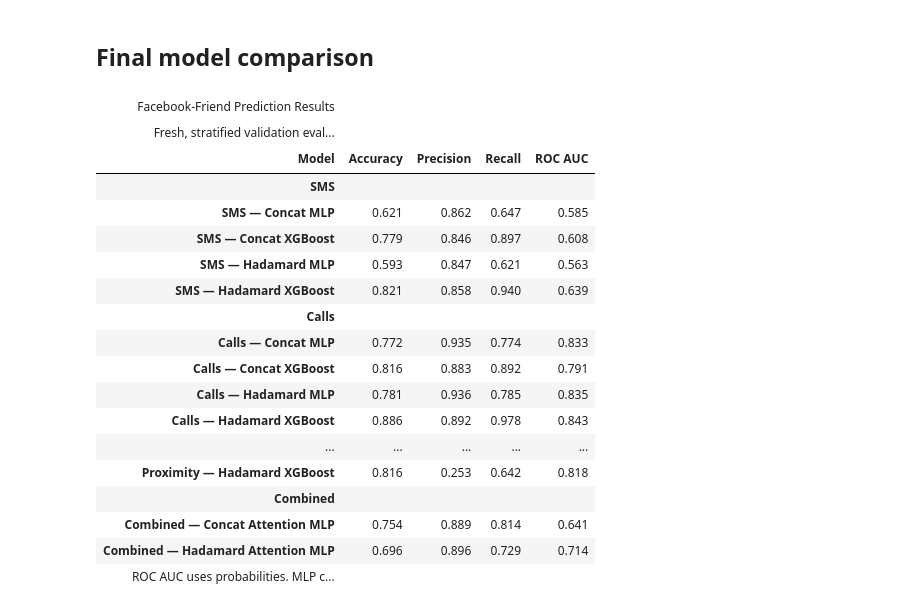
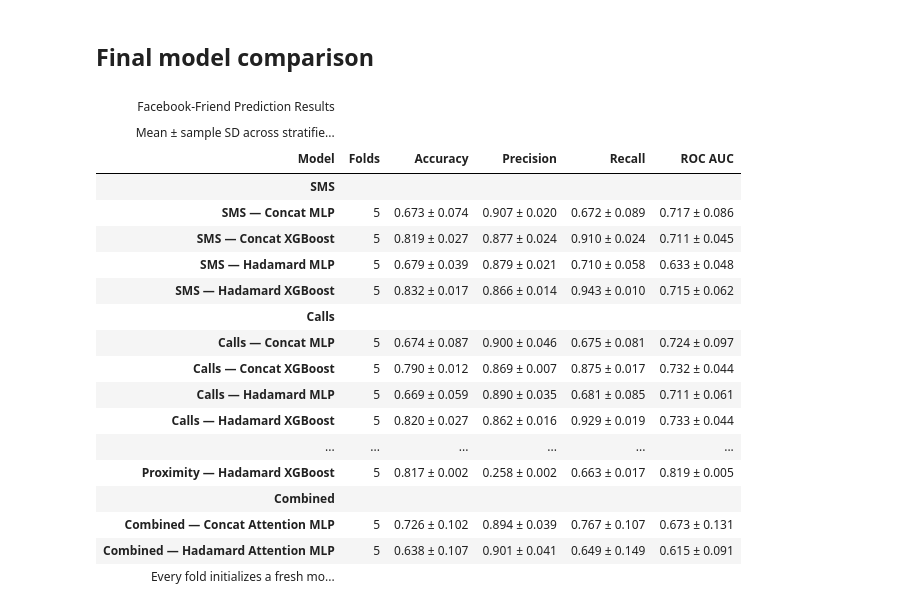
Before and after one commit to ucd-cosmos-data/26-the-deep-learners-analysis, a Jupyter notebook: FinalProject/notebooks/nn.ipynb, the cells around one changed output. Saved outputs shown, nothing was run; the diff lists cells and outputs as text; code cells hidden in the pictures.

```diff
--- a/FinalProject/notebooks/nn.ipynb
+++ b/FinalProject/notebooks/nn.ipynb
@@ -1509,73 +1826,72 @@ all_model_results = pd.concat(
     ignore_index=True,
 )
 
+table_results = all_model_results[['Dataset', 'Model', 'Folds']].copy()
+for metric in CV_METRICS:
+    table_results[metric] = all_model_results.apply(
+        lambda row: f'{row[metric]:.3f} ± {row[f"{metric} SD"]:.3f}',
+        axis=1,
+    )
+
 model_results_table = (
     great_tables.GT(
-        all_model_results,
+        table_results,
         rowname_col='Model',
         groupname_col='Dataset',
     )
     .tab_header(
         title=great_tables.md('**Facebook-Friend Prediction Results**'),
-        subtitle='Fresh, stratified validation evaluations with minority-class upweighting',
+        subtitle='Mean ± sample SD across stratified 5-fold cross-validation',
     )
     .tab_stubhead(label='Model')
     .cols_label(
         Accuracy='Accuracy',
         Precision='Precision',
         Recall='Recall',
         **{'AUC-ROC': 'ROC AUC'},
     )
-    .fmt_number(
-        columns=['Accuracy', 'Precision', 'Recall', 'AUC-ROC'],
-        decimals=3,
-    )
-    .data_color(
-        columns=['Accuracy', 'Precision', 'Recall', 'AUC-ROC'],
-        palette=['#f1f5f9', '#bfdbfe', '#2563eb'],
-        domain=[0, 1],
-    )
+    .fmt_integer(columns='Folds')
     .tab_source_note(
         great_tables.md(
-            'ROC AUC uses probabilities. MLP checkpoints use the lowest weighted validation loss; no observations are downsampled.'
+            'Every fold initializes a fresh model. Minority weights are learned from that fold’s training partition only; ROC AUC uses probabilities and no observations are downsampled.'
         )
     )
     .tab_options(
         table_width='100%',
         table_font_names=['Inter', 'Arial', 'sans-serif'],
         heading_background_color='#0f172a',
         heading_title_font_size='22px',
         heading_title_font_weight='700',
         heading_subtitle_font_size='13px',
         column_labels_background_color='#dbeafe',
         column_labels_font_weight='700',
         row_group_background_color='#eff6ff',
         row_group_font_weight='700',
         stub_background_color='#f8fafc',
         data_row_padding='8px',
         row_striping_include_table_body=True,
         row_striping_background_color='#f8fafc',
     )
 )
-
+model_results_table.gtsave("my_table.png")
 model_results_table
 # %% [output]
-| Facebook-Friend Prediction Results |  |  |  |  |
-| Fresh, stratified validation eval... |  |  |  |  |
-| Model | Accuracy | Precision | Recall | ROC AUC |
-| SMS |  |  |  |  |
-| SMS — Concat MLP | 0.621 | 0.862 | 0.647 | 0.585 |
-| SMS — Concat XGBoost | 0.779 | 0.846 | 0.897 | 0.608 |
-| SMS — Hadamard MLP | 0.593 | 0.847 | 0.621 | 0.563 |
-| SMS — Hadamard XGBoost | 0.821 | 0.858 | 0.940 | 0.639 |
-| Calls |  |  |  |  |
-| Calls — Concat MLP | 0.772 | 0.935 | 0.774 | 0.833 |
-| Calls — Concat XGBoost | 0.816 | 0.883 | 0.892 | 0.791 |
-| Calls — Hadamard MLP | 0.781 | 0.936 | 0.785 | 0.835 |
-| Calls — Hadamard XGBoost | 0.886 | 0.892 | 0.978 | 0.843 |
-| ... | ... | ... | ... | ... |
-| Proximity — Hadamard XGBoost | 0.816 | 0.253 | 0.642 | 0.818 |
-| Combined |  |  |  |  |
-| Combined — Concat Attention MLP | 0.754 | 0.889 | 0.814 | 0.641 |
-| Combined — Hadamard Attention MLP | 0.696 | 0.896 | 0.729 | 0.714 |
-| ROC AUC uses probabilities. MLP c... |  |  |  |  |
+| Facebook-Friend Prediction Results |  |  |  |  |  |
+| Mean ± sample SD across stratifie... |  |  |  |  |  |
+| Model | Folds | Accuracy | Precision | Recall | ROC AUC |
+| SMS |  |  |  |  |  |
+| SMS — Concat MLP | 5 | 0.673 ± 0.074 | 0.907 ± 0.020 | 0.672 ± 0.089 | 0.717 ± 0.086 |
+| SMS — Concat XGBoost | 5 | 0.819 ± 0.027 | 0.877 ± 0.024 | 0.910 ± 0.024 | 0.711 ± 0.045 |
+| SMS — Hadamard MLP | 5 | 0.679 ± 0.039 | 0.879 ± 0.021 | 0.710 ± 0.058 | 0.633 ± 0.048 |
+| SMS — Hadamard XGBoost | 5 | 0.832 ± 0.017 | 0.866 ± 0.014 | 0.943 ± 0.010 | 0.715 ± 0.062 |
+| Calls |  |  |  |  |  |
+| Calls — Concat MLP | 5 | 0.674 ± 0.087 | 0.900 ± 0.046 | 0.675 ± 0.081 | 0.724 ± 0.097 |
+| Calls — Concat XGBoost | 5 | 0.790 ± 0.012 | 0.869 ± 0.007 | 0.875 ± 0.017 | 0.732 ± 0.044 |
+| Calls — Hadamard MLP | 5 | 0.669 ± 0.059 | 0.890 ± 0.035 | 0.681 ± 0.085 | 0.711 ± 0.061 |
+| Calls — Hadamard XGBoost | 5 | 0.820 ± 0.027 | 0.862 ± 0.016 | 0.929 ± 0.019 | 0.733 ± 0.044 |
+| ... | ... | ... | ... | ... | ... |
+| Proximity — Hadamard XGBoost | 5 | 0.817 ± 0.002 | 0.258 ± 0.002 | 0.663 ± 0.017 | 0.819 ± 0.005 |
+| Combined |  |  |  |  |  |
+| Combined — Concat Attention MLP | 5 | 0.726 ± 0.102 | 0.894 ± 0.039 | 0.767 ± 0.107 | 0.673 ± 0.131 |
+| Combined — Hadamard Attention MLP | 5 | 0.638 ± 0.107 | 0.901 ± 0.041 | 0.649 ± 0.149 | 0.615 ± 0.091 |
+| Every fold initializes a fresh mo... |  |  |  |  |  |
```
Also changed, not shown: parts of 13 cells of this notebook, 4 other files.
